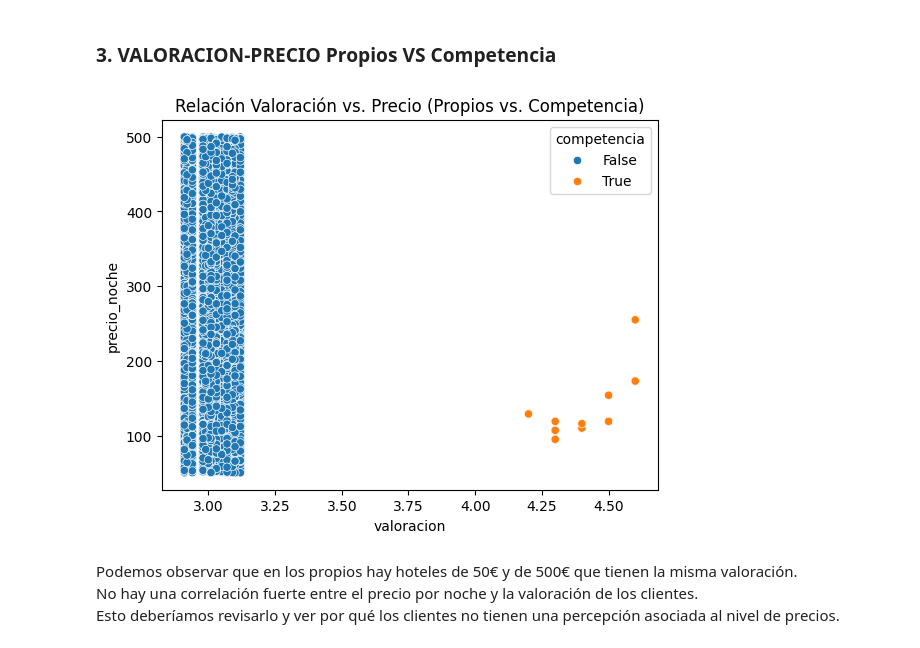
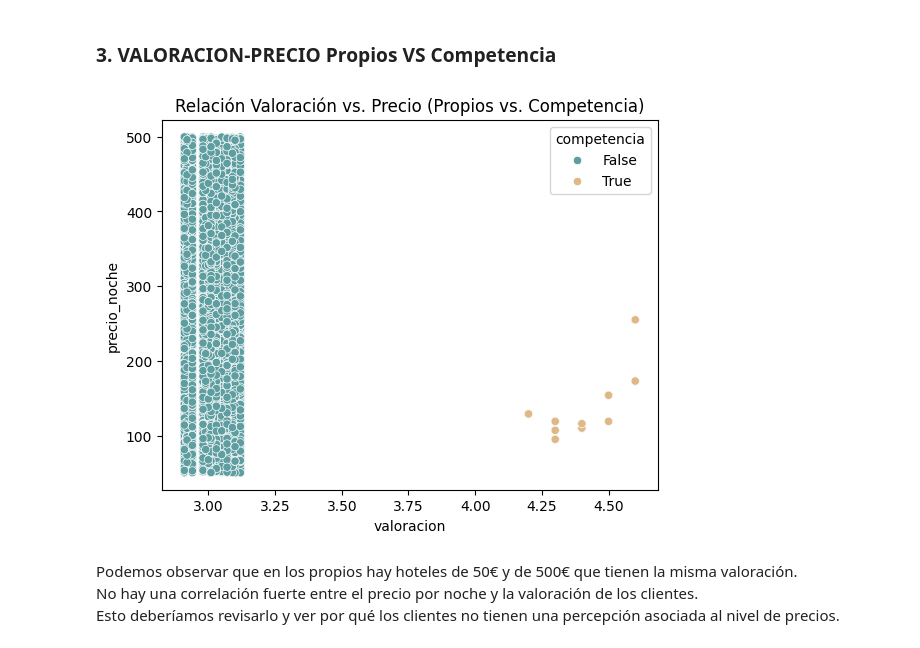
Before and after one commit to Vic4s/ETL_Hoteles, a Jupyter notebook: notebooks_final/graficos_final.ipynb, the cells around one changed output. Cells and saved outputs as stored; diff of their text form; code cells hidden in the pictures.

```diff
--- a/notebooks_final/graficos_final.ipynb
+++ b/notebooks_final/graficos_final.ipynb
@@ -173,11 +175,14 @@ plt.show()
 # %% [markdown]
 ### 3. VALORACION-PRECIO Propios VS Competencia
 # %%
-sns.scatterplot(data=df_final, x="valoracion", y="precio_noche", hue="competencia")
+colores = {True: "burlywood", False: "cadetblue"}  # True = Hoeteles Competencia -- False = Hoteles propios
+
+
+sns.scatterplot(data=df_final, x="valoracion", y="precio_noche", hue="competencia", palette=colores)
 plt.title("Relación Valoración vs. Precio (Propios vs. Competencia)")
 plt.show()
 # %% [output]
-[figure, old version]
+[figure, new version]
 # %% [markdown]
 Podemos observar que en los propios hay hoteles de 50€ y de 500€ que tienen la misma valoración.
 No hay una correlación fuerte entre el precio por noche y la valoración de los clientes.
```
Also changed, not shown: parts of 48 cells of this notebook.
